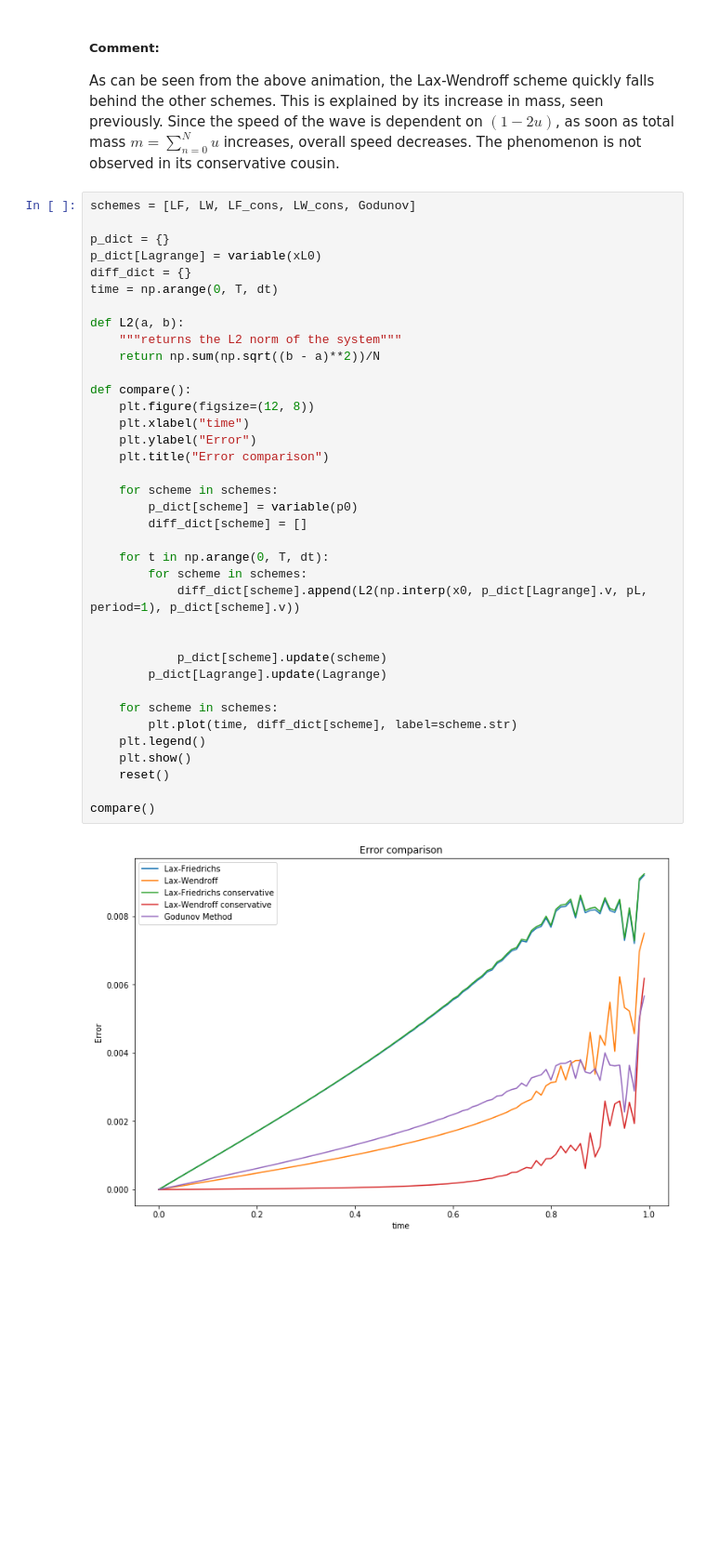
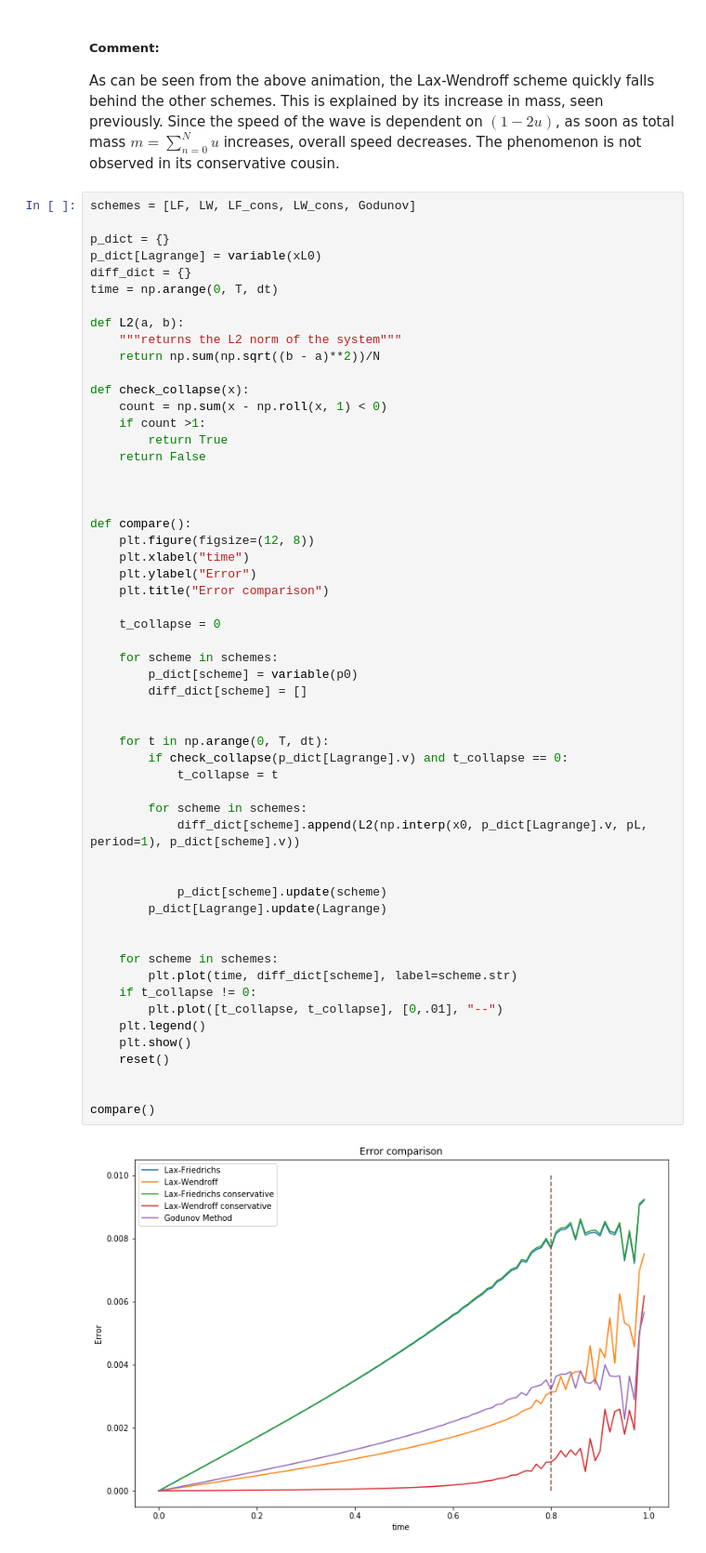
Before and after one commit to btemoshir/TrafficJam, a Jupyter notebook: TrafficFlowCollaborative-RobCopy1.ipynb, the cells around one changed output. Shown at 93% size. Cells and saved outputs as stored; diff of their text form; blank space fills up the shorter version.

Commit message:
added collapse time

```diff
--- a/TrafficFlowCollaborative-RobCopy1.ipynb
+++ b/TrafficFlowCollaborative-RobCopy1.ipynb
@@ -408,31 +444,49 @@ time = np.arange(0, T, dt)
 def L2(a, b):
     """returns the L2 norm of the system"""
     return np.sum(np.sqrt((b - a)**2))/N
 
+def check_collapse(x):
+    count = np.sum(x - np.roll(x, 1) < 0)
+    if count >1:
+        return True
+    return False
+
+
+
 def compare():
     plt.figure(figsize=(12, 8))
     plt.xlabel("time")
     plt.ylabel("Error")
     plt.title("Error comparison")
 
+    t_collapse = 0
+
     for scheme in schemes:
         p_dict[scheme] = variable(p0)
         diff_dict[scheme] = []
 
+
     for t in np.arange(0, T, dt):
+        if check_collapse(p_dict[Lagrange].v) and t_collapse == 0:
+            t_collapse = t
+
         for scheme in schemes:
             diff_dict[scheme].append(L2(np.interp(x0, p_dict[Lagrange].v, pL, period=1), p_dict[scheme].v))
 
 
             p_dict[scheme].update(scheme)
         p_dict[Lagrange].update(Lagrange)
 
+
     for scheme in schemes:
         plt.plot(time, diff_dict[scheme], label=scheme.str)
+    if t_collapse != 0:
+        plt.plot([t_collapse, t_collapse], [0,.01], "--")
     plt.legend()
     plt.show()
     reset()
 
+
 compare()
 # %% [output]
-[figure, old version]
+[figure, new version]
```
Also changed, not shown: parts of 2 cells of this notebook, 1 other file.
